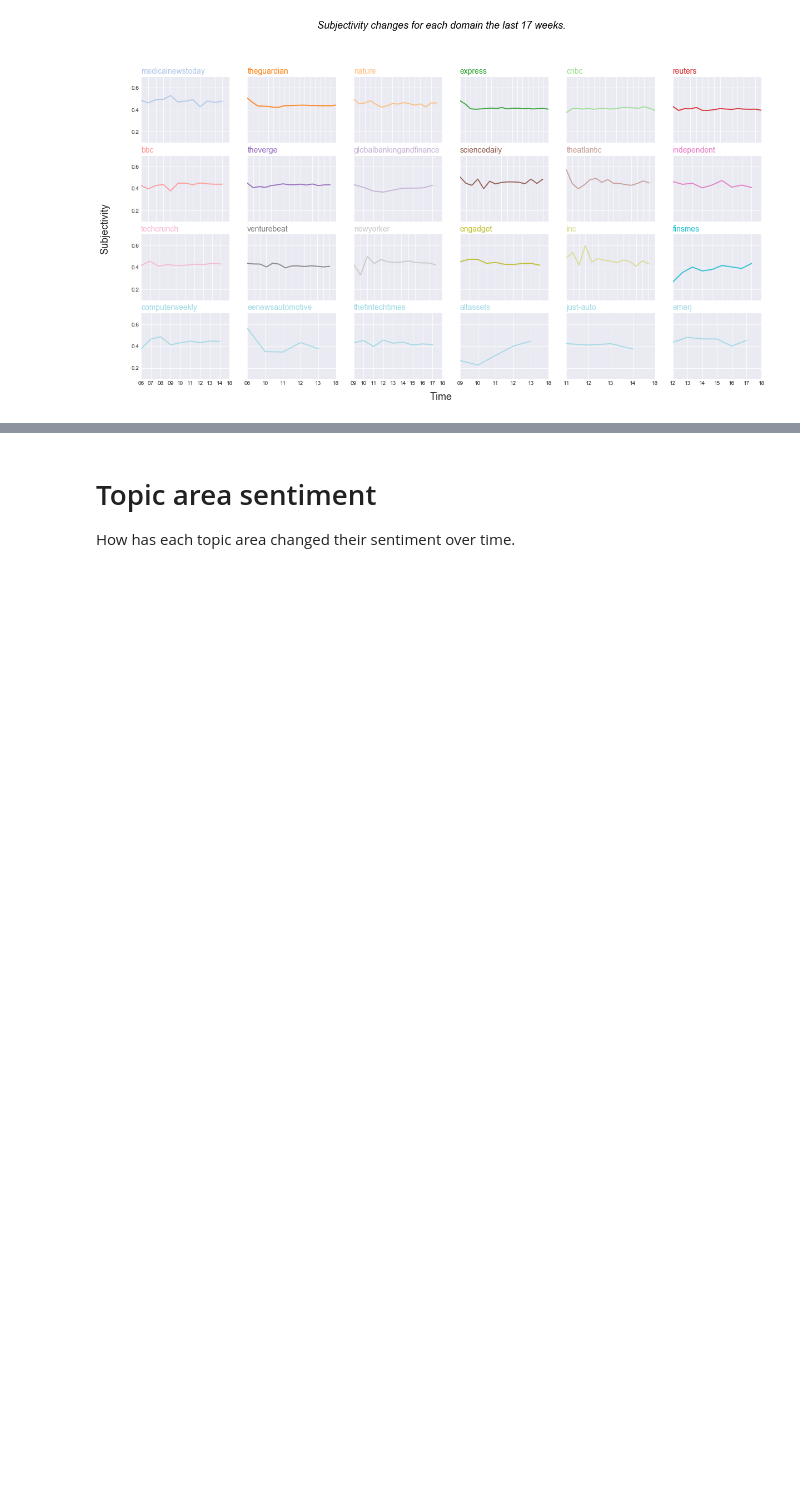
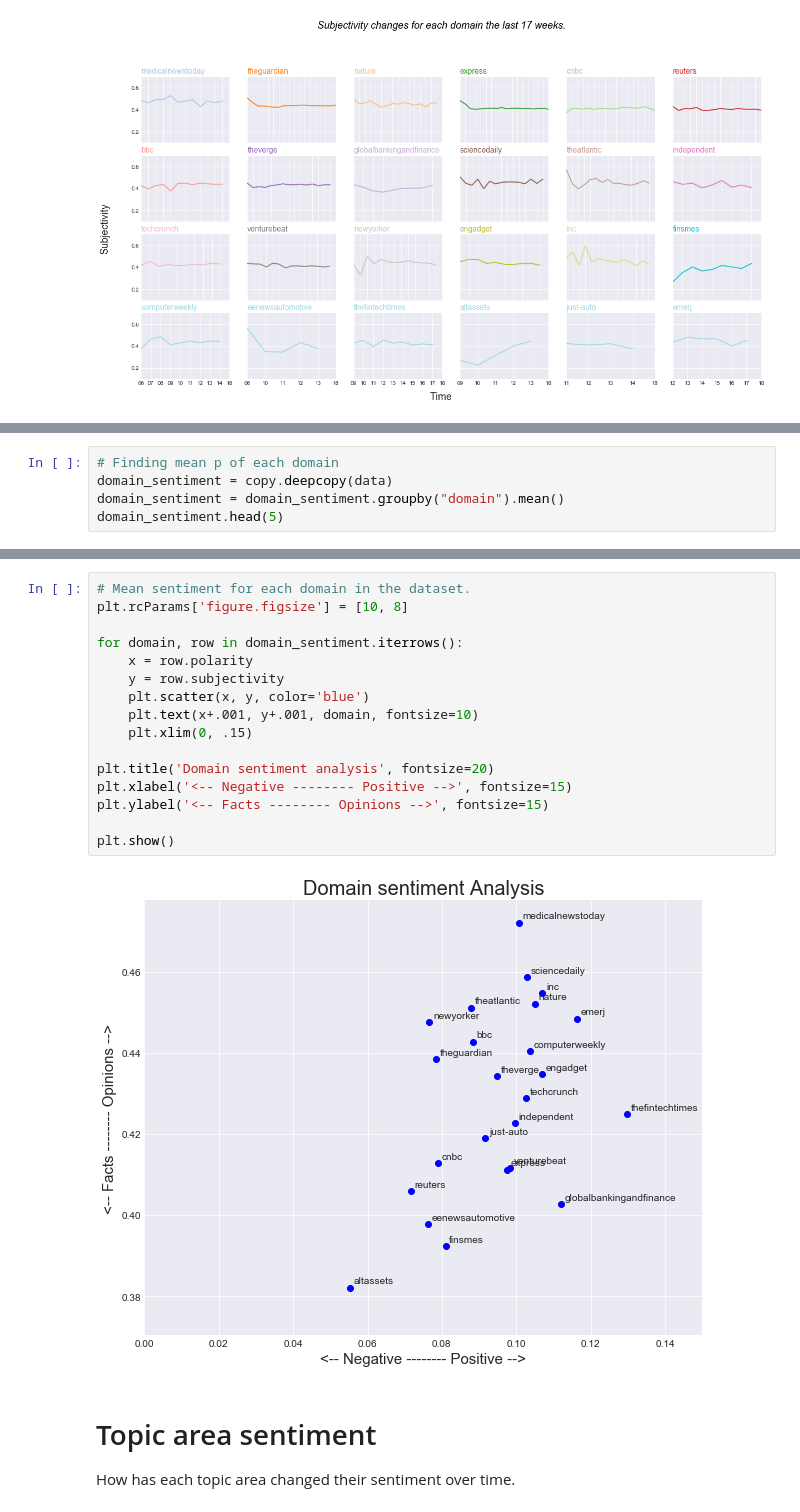
Before and after one commit to miguel2650/covid-19-research, a Jupyter notebook: 3-sentiment-analysis.ipynb, the cells around one changed output, grey strips where cells are left out. Drawn from its saved outputs; the diff is of its cells as text; blank space fills up the shorter version.

Commit message:
Added domain sentiment analysis

```diff
--- a/3-sentiment-analysis.ipynb
+++ b/3-sentiment-analysis.ipynb
@@ -220,0 +209,5 @@ ConversionError: Failed to convert value(s) to axis units: 0            medicaln
+# %%
+# Finding mean p of each domain
+domain_sentiment = copy.deepcopy(data)
+domain_sentiment = domain_sentiment.groupby("domain").mean()
+domain_sentiment.head(5)
@@ -221,3 +222,21 @@ ConversionError: Failed to convert value(s) to axis units: 0            medicaln
+# %%
+# Mean sentiment for each domain in the dataset.
+plt.rcParams['figure.figsize'] = [10, 8]
+
+for domain, row in domain_sentiment.iterrows():
+    x = row.polarity
+    y = row.subjectivity
+    plt.scatter(x, y, color='blue')
+    plt.text(x+.001, y+.001, domain, fontsize=10)
+    plt.xlim(0, .15)
+
+plt.title('Domain sentiment analysis', fontsize=20)
+plt.xlabel('<-- Negative -------- Positive -->', fontsize=15)
+plt.ylabel('<-- Facts -------- Opinions -->', fontsize=15)
+
+plt.show()
+# %% [output]
+[figure, added]
 # %% [markdown]
 # Topic area sentiment
 How has each topic area changed their sentiment over time.
```
Also changed, not shown: parts of 4 cells of this notebook, 1 other file.
